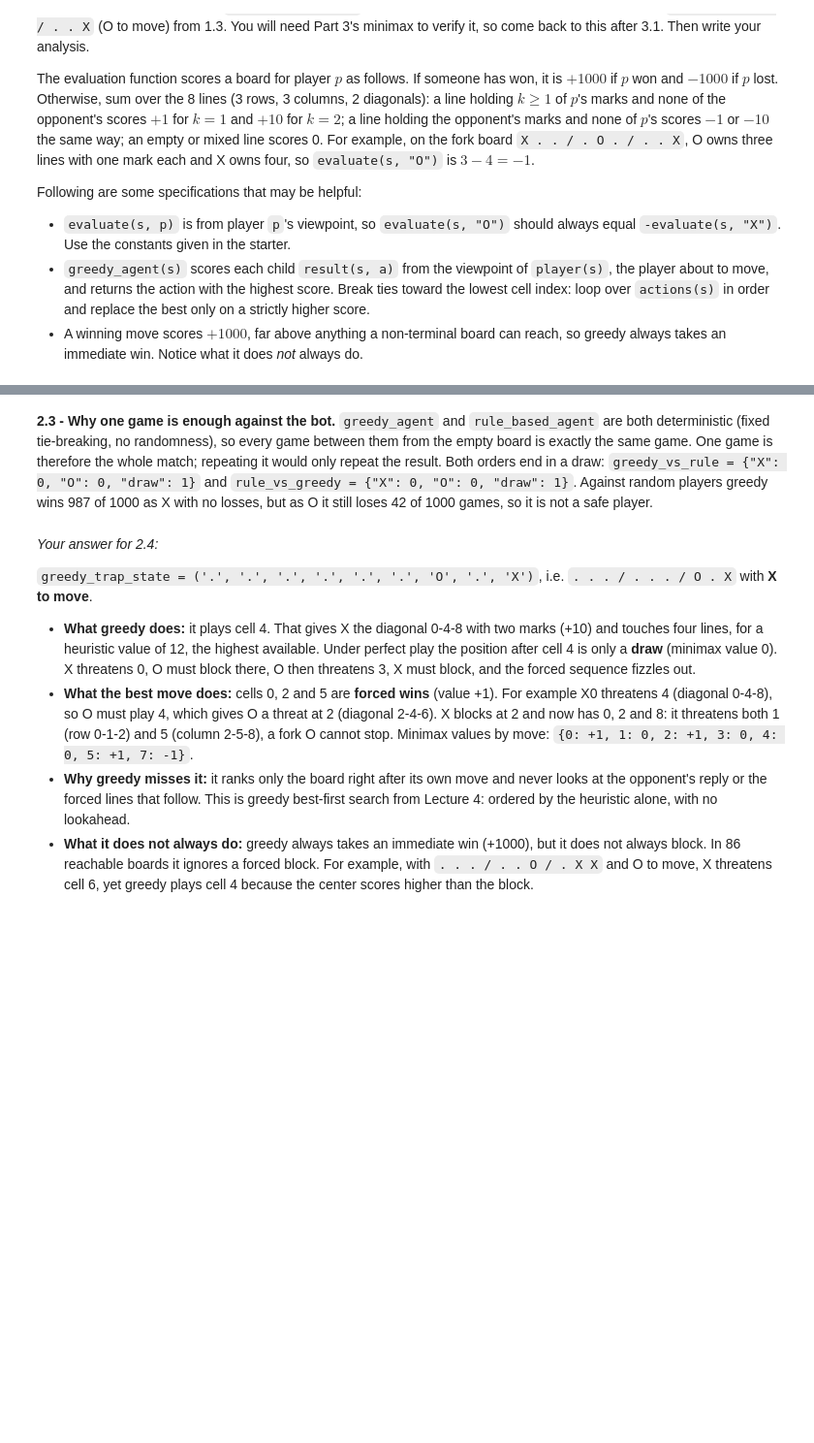
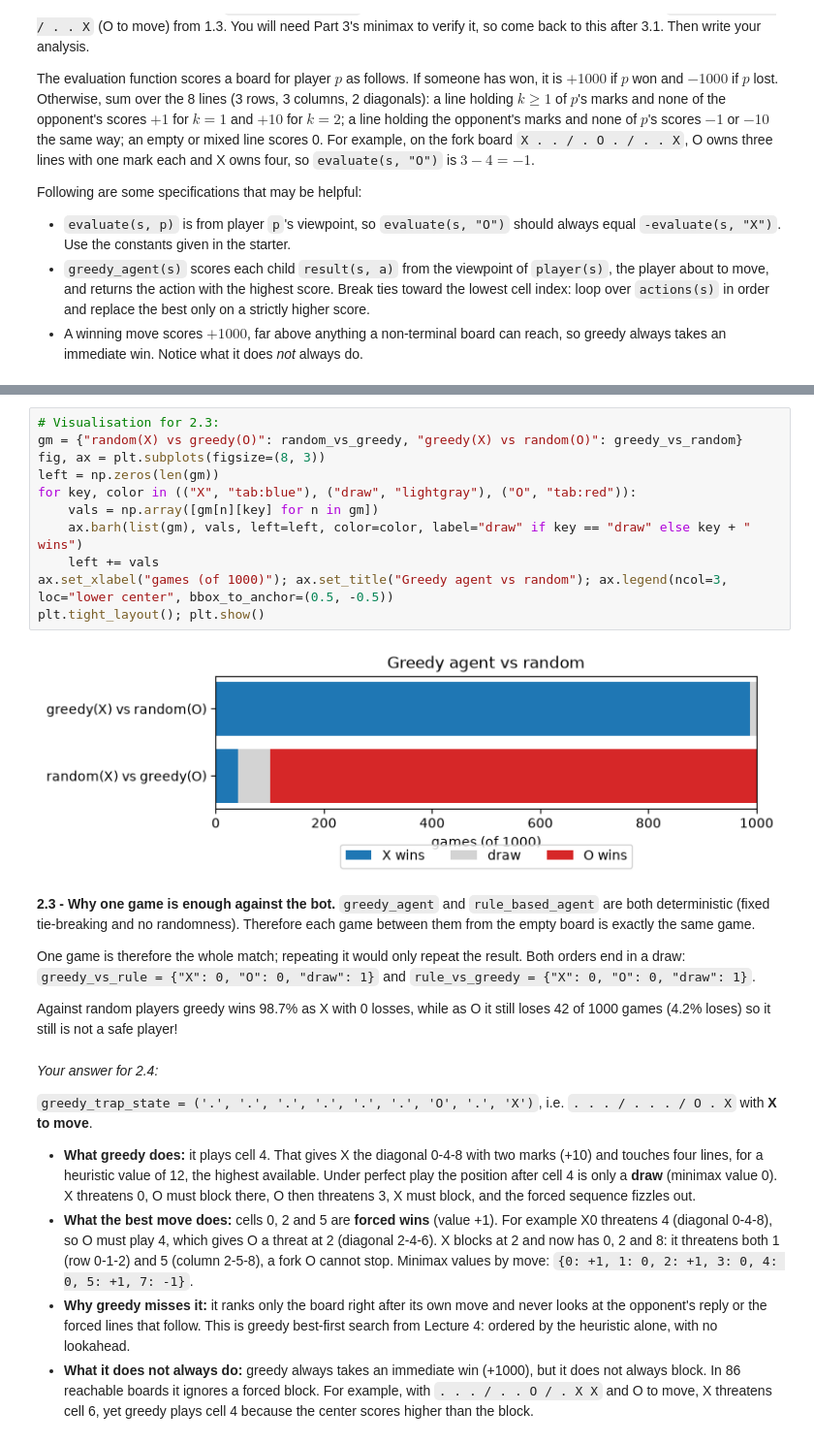
Before and after one commit to MandarBavdane/CS541-AI, a Jupyter notebook: Assignment_3/a3_solution.ipynb, the cells around one changed output, grey strips where cells are left out. Shown at 97% size. Drawn from its saved outputs; the diff is of its cells as text; blank space fills up the shorter version.

```diff
--- a/Assignment_3/a3_solution.ipynb
+++ b/Assignment_3/a3_solution.ipynb
@@ -413,8 +428,25 @@ greedy_trap_state = None
 | 1 | random_vs_greedy | 42 | 899 | 59 |
 | 2 | greedy_vs_rule | 0 | 0 | 1 |
 | 3 | rule_vs_greedy | 0 | 0 | 1 |
+# %%
+# Visualisation for 2.3:
+gm = {"random(X) vs greedy(O)": random_vs_greedy, "greedy(X) vs random(O)": greedy_vs_random}
+fig, ax = plt.subplots(figsize=(8, 3))
+left = np.zeros(len(gm))
+for key, color in (("X", "tab:blue"), ("draw", "lightgray"), ("O", "tab:red")):
+    vals = np.array([gm[n][key] for n in gm])
+    ax.barh(list(gm), vals, left=left, color=color, label="draw" if key == "draw" else key + " wins")
+    left += vals
+ax.set_xlabel("games (of 1000)"); ax.set_title("Greedy agent vs random"); ax.legend(ncol=3, loc="lower center", bbox_to_anchor=(0.5, -0.5))
+plt.tight_layout(); plt.show()
+# %% [output]
+[figure, added]
 # %% [markdown]
-**2.3 - Why one game is enough against the bot.** `greedy_agent` and `rule_based_agent` are both deterministic (fixed tie-breaking, no randomness), so every game between them from the empty board is exactly the same game. One game is therefore the whole match; repeating it would only repeat the result. Both orders end in a draw: `greedy_vs_rule = {"X": 0, "O": 0, "draw": 1}` and `rule_vs_greedy = {"X": 0, "O": 0, "draw": 1}`. Against random players greedy wins 987 of 1000 as X with no losses, but as O it still loses 42 of 1000 games, so it is not a safe player.
+**2.3 - Why one game is enough against the bot.** `greedy_agent` and `rule_based_agent` are both deterministic (fixed tie-breaking and no randomness). Therefore each game between them from the empty board is exactly the same game.
+
+One game is therefore the whole match; repeating it would only repeat the result. Both orders end in a draw: `greedy_vs_rule = {"X": 0, "O": 0, "draw": 1}` and `rule_vs_greedy = {"X": 0, "O": 0, "draw": 1}`.
+
+Against random players greedy wins 98.7% as X with 0 losses, while as O it still loses 42 of 1000 games (4.2% loses) so it still is not a safe player!
 # %% [markdown]
 *Your answer for 2.4:*
 
```
Also changed, not shown: parts of 8 cells of this notebook.
